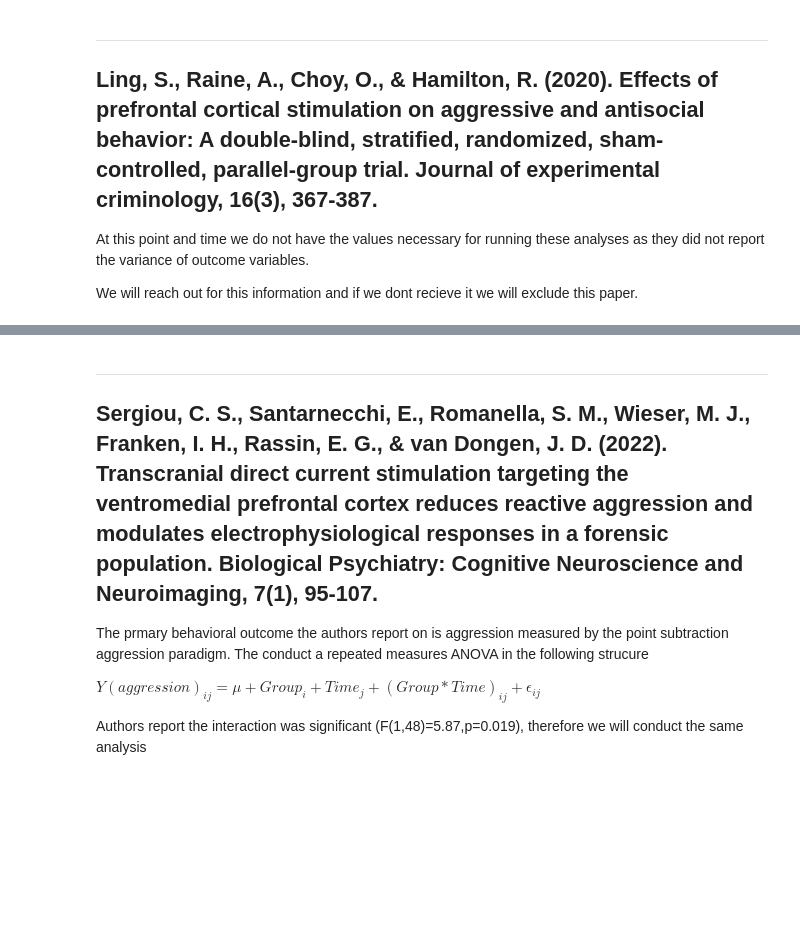
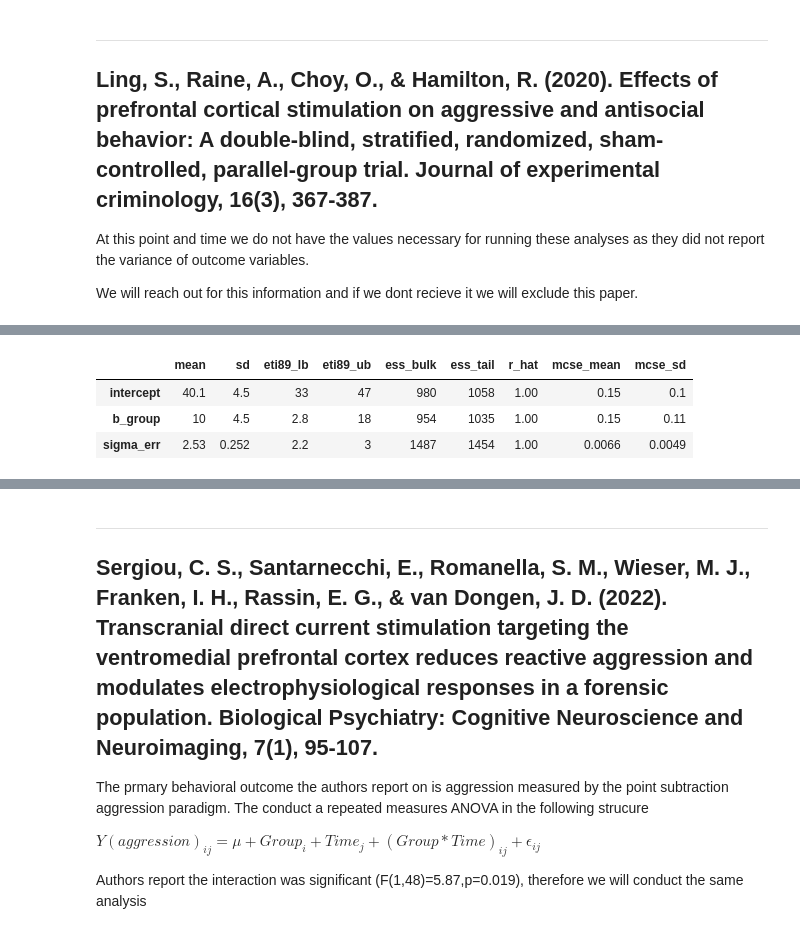
Before and after one commit to drewwint/meta-analysis_neurostim_anti-pro-social, a Jupyter notebook: neurostim_meta_probabalistic_reanalysis.ipynb, the cells around one changed output, grey strips where cells are left out. Saved outputs shown, nothing was run; the diff lists cells and outputs as text; code cells hidden in the pictures; blank space fills up the shorter version.

```diff
--- a/neurostim_meta_probabalistic_reanalysis.ipynb
+++ b/neurostim_meta_probabalistic_reanalysis.ipynb
@@ -3717,0 +3752,17 @@ We will reach out for this information and if we dont recieve it we will exclude
+# %%
+
+with pm.Model() as ling_model:
+    # Fixed Effects
+    intercept = pm.Normal('intercept', 0, 10)
+    b_group = pm.Normal('b_group', 0, 5)
+
+    # Linear Predictor
+    mu = (intercept +
+          b_group * df["group_val"].astype(int).values)
+
+    # Likelihood
+    sigma_err = pm.Exponential('sigma_err', 1.0)
+    pm.Normal('y_obs', mu=mu, sigma=sigma_err,
+              observed=df['agg'])
+
+    trace_ling = pm.sample(draws=2000, tune=1000, target_accept=0.95)
@@ -3717,0 +3772,7 @@ We will reach out for this information and if we dont recieve it we will exclude
+# %%
+az.summary(trace_ling, var_names=["intercept", "b_group", "sigma_err"])
+# %% [output]
+|  | mean | sd | eti89_lb | eti89_ub | ess_bulk | ess_tail | r_hat | mcse_mean | mcse_sd |
+| intercept | 40.1 | 4.5 | 33 | 47 | 980 | 1058 | 1.00 | 0.15 | 0.1 |
+| b_group | 10 | 4.5 | 2.8 | 18 | 954 | 1035 | 1.00 | 0.15 | 0.11 |
+| sigma_err | 2.53 | 0.252 | 2.2 | 3 | 1487 | 1454 | 1.00 | 0.0066 | 0.0049 |
```
Also changed, not shown: parts of 4 cells of this notebook.
